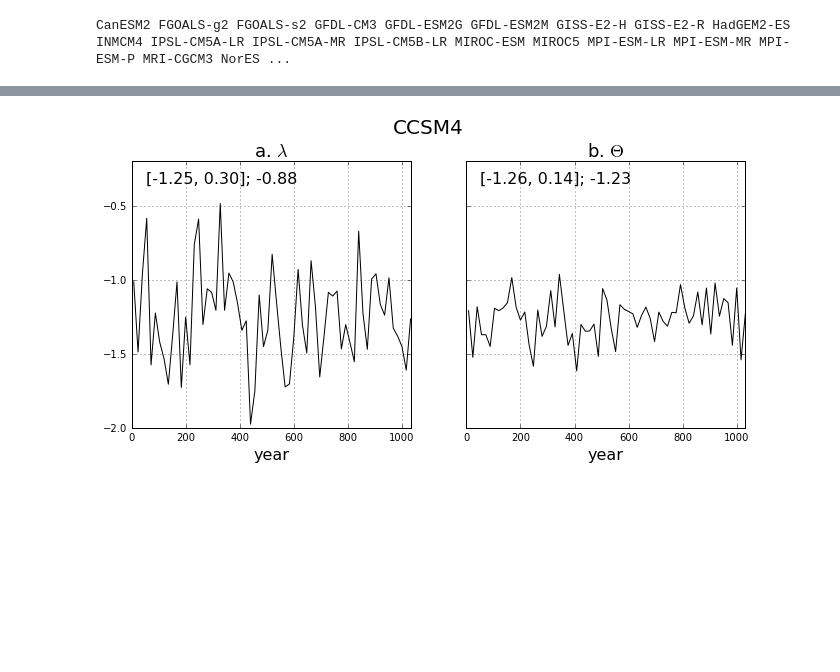
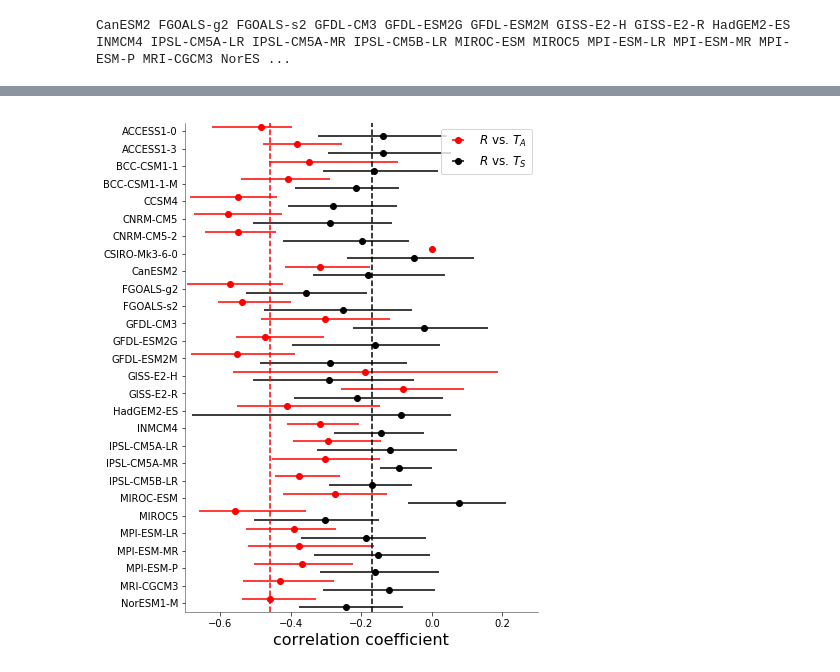
Before and after one commit to aedessler/DesslerMauritsenStevens18, a Jupyter notebook: fig4.ipynb, the cells around one changed output, grey strips where cells are left out. Cells and saved outputs as stored; diff of their text form; code cells hidden in the pictures; blank space fills up the shorter version.

```diff
--- a/fig4.ipynb
+++ b/fig4.ipynb
@@ -129,20 +141,0 @@ xlim(-0.5,len(models)-0.5)
-# %%
-# summary plots
-# plot showing that variability in control runs vs. Ts is greater than vs. T500,tropics
-figure(figsize=(9,7))
-values1=[[np.percentile(modelOutput[ii].piControl[jj],95)-\
-	np.percentile(modelOutput[ii].piControl[jj],5) for ii in models] for jj in [0,1]]
-plot(values1[0],values1[1],'ko')
-xlim(0.6,1.5);ylim(0.3,1);grid()
-xlabel('spread in $\lambda$',fontsize=16)
-ylabel('spread in $\Theta$',fontsize=16)
-for ii in range(len(models)):
-	annotate(models[ii], (values1[0][ii]+0.015,values1[1][ii]),fontsize=9)
-plot(np.linspace(0,1.8),np.linspace(0,1.8),'k',ls='dotted')
-plot(np.linspace(0,1.8),np.linspace(0,1.8)/2,'k',ls='dotted')
-plot(np.linspace(0,1.8),np.linspace(0,1.8)/3,'k',ls='dotted')
-annotate('1:1',(0.7,0.75),fontsize=14,rotation=45)
-annotate('2:1',(0.8,0.43),fontsize=14,rotation=26.5)
-annotate('3:1',(1,0.355),fontsize=14,rotation=18.4)
-# plot([1.158],[0.416],'ro',markersize=10) # values calculated in fig3.py
-savefig('spread.eps')
@@ -178,23 +142,32 @@ for m1,ax,labx,xlabx in zip([p1,p2],axes.reshape(2),'a,b'.split(','),['$\lambda$
-# %%
-m1time=np.arange(len(modelOutput[mn].piControl[0]))*skip/12.+length/2
-
-fig, axes = plt.subplots(1, 2, sharey=True, figsize=(11,5))
-plt.subplots_adjust(top=0.86,bottom=0.12)
-plt.suptitle(mn,fontsize=20)
-
-for ax,ii,labx,abruptx in zip(axes.flatten(),modelOutput[mn].piControl,\
-    ['a. $\lambda$','b. $\Theta$'],\
-    modelOutput[mn].abrupt4xCO2):
-    ax.plot(m1time,ii,'k')
-    ax.set_title(labx,fontsize=18)
-    ax.grid()
-    ax.text(0.05, 0.92,'[%5.2f,%5.2f]; %5.2f' % (np.average(ii),np.std(ii),abruptx[1]), \
-        transform=ax.transAxes, fontsize=16)
-#     ax.axhline(abruptx[0], color='r',ls='--')
-#     ax.axhline(abruptx[1], color='b',ls='--')
-    ax.set_xlim(0,np.max([np.max(m1time),500]))
-    ax1=ax.get_ylim();ax.set_ylim(ax1[0],ax1[1]+0.1)
-    ax.set_xlabel('year',fontsize=16)
-# savefig(mn)
-# %% [output]
-[figure, removed]
+# %%
+figure(figsize=(7,9))
+plt.subplots_adjust(left=0.2)
+
+if models[0][0] == 'A':
+    models=models[::-1]
+
+values1=np.array([np.average(modelOutput[ii].piControl[1]) for ii in models])
+values2=np.array([np.max(modelOutput[ii].piControl[1]) for ii in models])
+values3=np.array([np.min(modelOutput[ii].piControl[1]) for ii in models])
+errorbar(values1,np.arange(len(values1))+0.25,xerr=[values1-values3,values2-values1],fmt='o',color='r',label='$R$ vs. $T_A$')
+
+values1=np.array([np.average(modelOutput[ii].piControl[0]) for ii in models])
+values2=np.array([np.max(modelOutput[ii].piControl[0]) for ii in models])
+values3=np.array([np.min(modelOutput[ii].piControl[0]) for ii in models])
+errorbar(values1,np.arange(len(values1))-0.25,xerr=[values1-values3,values2-values1],fmt='o',color='k',label='$R$ vs. $T_S$')
+
+xlim(-0.7,0.3)
+xlabel('correlation coefficient',fontsize=16)
+axvline(ceresR,color='k',ls='dashed') # from Fig. 1 file
+axvline(ceresRta,color='r',ls='dashed') # from Fig. 1 file
+
+# axvline(np.average(values1),color='b',ls='dashed')
+gca().set_yticks(range(len(models)));
+gca().set_yticklabels(models);
+ylim(-0.5,len(models)-0.5)
+colorplotLeft(gca())
+legend(fontsize=12)
+# savefig('fig4.eps')
+savefig('fig4')
+# %% [output]
+[figure, added]
```
Also changed, not shown: parts of 13 cells of this notebook, 6 other files.
